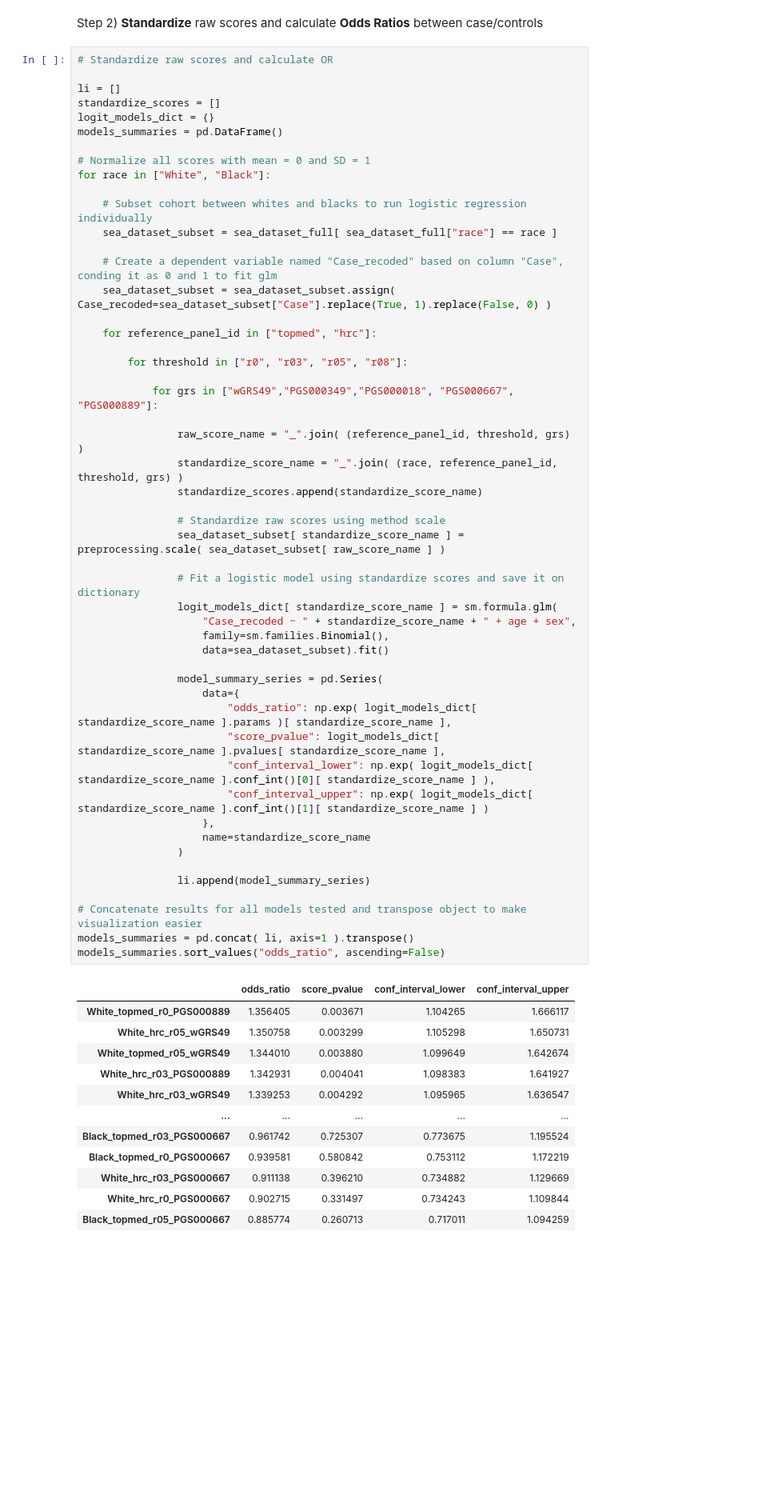
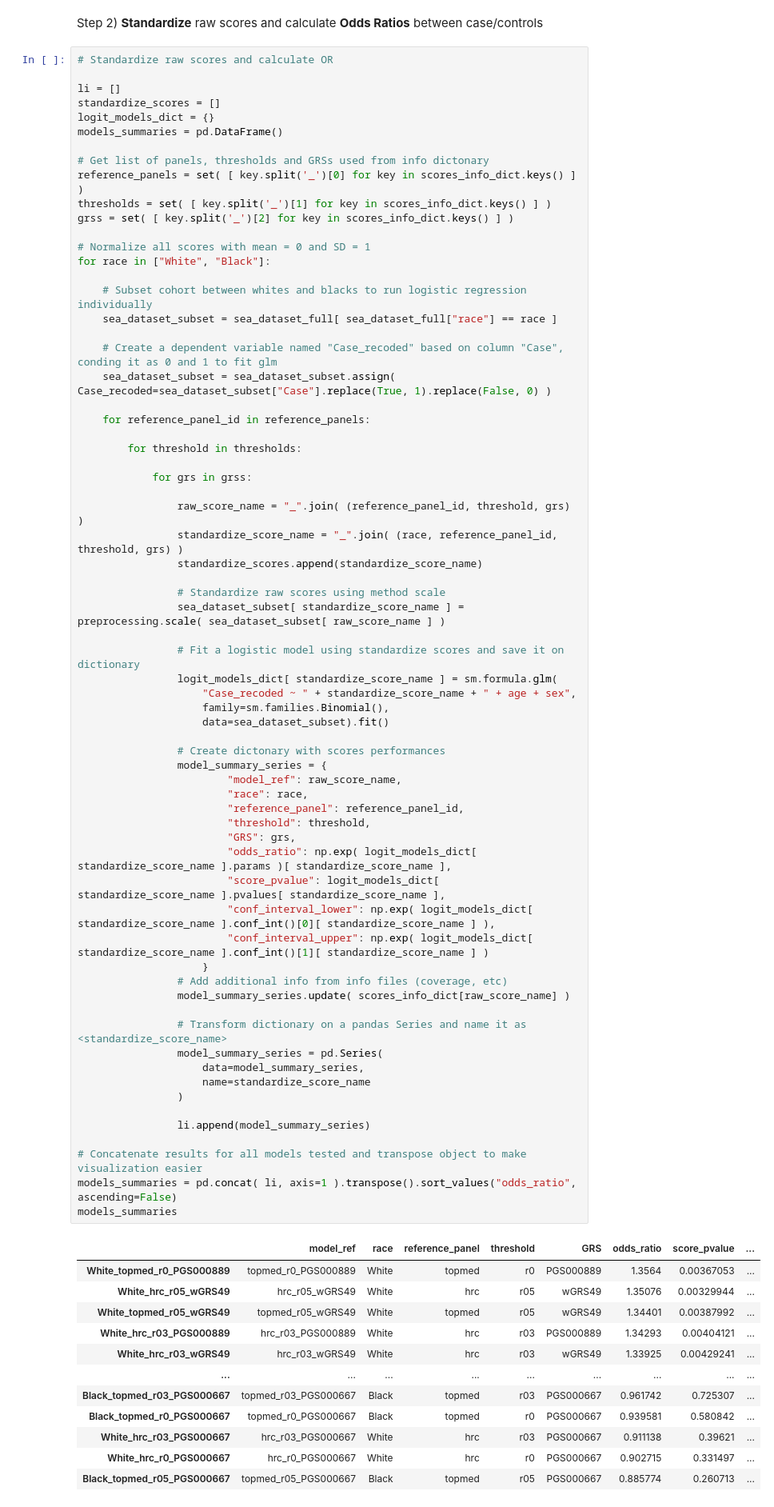
Before and after one commit to rodrigoguarischi/sea, a Jupyter notebook: calculate_grs_odds_ratios_and_create_plots.ipynb, the cells around one changed output. Shown at 80% size. Saved outputs shown, nothing was run; the diff lists cells and outputs as text; blank space fills up the shorter version.

Commit message:
Importing score info (coverage, etc) to models summaries; making script more generic to additional scores

```diff
--- a/calculate_grs_odds_ratios_and_create_plots.ipynb
+++ b/calculate_grs_odds_ratios_and_create_plots.ipynb
@@ -158,6 +168,11 @@ li = []
 standardize_scores = []
 logit_models_dict = {}
 models_summaries = pd.DataFrame()
+
+# Get list of panels, thresholds and GRSs used from info dictonary
+reference_panels = set( [ key.split('_')[0] for key in scores_info_dict.keys() ] )
+thresholds = set( [ key.split('_')[1] for key in scores_info_dict.keys() ] )
+grss = set( [ key.split('_')[2] for key in scores_info_dict.keys() ] )
 
 # Normalize all scores with mean = 0 and SD = 1
 for race in ["White", "Black"]:
@@ -168,50 +183,61 @@ for race in ["White", "Black"]:
     # Create a dependent variable named "Case_recoded" based on column "Case", conding it as 0 and 1 to fit glm
     sea_dataset_subset = sea_dataset_subset.assign( Case_recoded=sea_dataset_subset["Case"].replace(True, 1).replace(False, 0) )
 
-    for reference_panel_id in ["topmed", "hrc"]:
+    for reference_panel_id in reference_panels:
 
-        for threshold in ["r0", "r03", "r05", "r08"]:
+        for threshold in thresholds:
 
-            for grs in ["wGRS49","PGS000349","PGS000018", "PGS000667", "PGS000889"]:
+            for grs in grss:
 
                 raw_score_name = "_".join( (reference_panel_id, threshold, grs) )
                 standardize_score_name = "_".join( (race, reference_panel_id, threshold, grs) )
                 standardize_scores.append(standardize_score_name)
 
                 # Standardize raw scores using method scale
                 sea_dataset_subset[ standardize_score_name ] = preprocessing.scale( sea_dataset_subset[ raw_score_name ] )
 
                 # Fit a logistic model using standardize scores and save it on dictionary
                 logit_models_dict[ standardize_score_name ] = sm.formula.glm(
                     "Case_recoded ~ " + standardize_score_name + " + age + sex",
                     family=sm.families.Binomial(),
                     data=sea_dataset_subset).fit()
 
-                model_summary_series = pd.Series(
-                    data={
+                # Create dictonary with scores performances
+                model_summary_series = {
+                        "model_ref": raw_score_name,
+                        "race": race,
+                        "reference_panel": reference_panel_id,
+                        "threshold": threshold,
+                        "GRS": grs,
                         "odds_ratio": np.exp( logit_models_dict[ standardize_score_name ].params )[ standardize_score_name ],
                         "score_pvalue": logit_models_dict[ standardize_score_name ].pvalues[ standardize_score_name ],
                         "conf_interval_lower": np.exp( logit_models_dict[ standardize_score_name ].conf_int()[0][ standardize_score_name ] ),
                         "conf_interval_upper": np.exp( logit_models_dict[ standardize_score_name ].conf_int()[1][ standardize_score_name ] )
-                    },
+                    }
+                # Add additional info from info files (coverage, etc)
+                model_summary_series.update( scores_info_dict[raw_score_name] )
+
+                # Transform dictionary on a pandas Series and name it as <standardize_score_name>
+                model_summary_series = pd.Series(
+                    data=model_summary_series,
                     name=standardize_score_name
                 )
 
                 li.append(model_summary_series)
 
 # Concatenate results for all models tested and transpose object to make visualization easier
-models_summaries = pd.concat( li, axis=1 ).transpose()
-models_summaries.sort_values("odds_ratio", ascending=False)
+models_summaries = pd.concat( li, axis=1 ).transpose().sort_values("odds_ratio", ascending=False)
+models_summaries
 # %% [output]
-|  | odds_ratio | score_pvalue | conf_interval_lower | conf_interval_upper |
-| White_topmed_r0_PGS000889 | 1.356405 | 0.003671 | 1.104265 | 1.666117 |
-| White_hrc_r05_wGRS49 | 1.350758 | 0.003299 | 1.105298 | 1.650731 |
-| White_topmed_r05_wGRS49 | 1.344010 | 0.003880 | 1.099649 | 1.642674 |
-| White_hrc_r03_PGS000889 | 1.342931 | 0.004041 | 1.098383 | 1.641927 |
-| White_hrc_r03_wGRS49 | 1.339253 | 0.004292 | 1.095965 | 1.636547 |
-| ... | ... | ... | ... | ... |
-| Black_topmed_r03_PGS000667 | 0.961742 | 0.725307 | 0.773675 | 1.195524 |
-| Black_topmed_r0_PGS000667 | 0.939581 | 0.580842 | 0.753112 | 1.172219 |
-| White_hrc_r03_PGS000667 | 0.911138 | 0.396210 | 0.734882 | 1.129669 |
-| White_hrc_r0_PGS000667 | 0.902715 | 0.331497 | 0.734243 | 1.109844 |
-| Black_topmed_r05_PGS000667 | 0.885774 | 0.260713 | 0.717011 | 1.094259 |
+|  | model_ref | race | reference_panel | threshold | GRS | odds_ratio | score_pvalue | ... |
+| White_topmed_r0_PGS000889 | topmed_r0_PGS000889 | White | topmed | r0 | PGS000889 | 1.3564 | 0.00367053 | ... |
+| White_hrc_r05_wGRS49 | hrc_r05_wGRS49 | White | hrc | r05 | wGRS49 | 1.35076 | 0.00329944 | ... |
+| White_topmed_r05_wGRS49 | topmed_r05_wGRS49 | White | topmed | r05 | wGRS49 | 1.34401 | 0.00387992 | ... |
+| White_hrc_r03_PGS000889 | hrc_r03_PGS000889 | White | hrc | r03 | PGS000889 | 1.34293 | 0.00404121 | ... |
+| White_hrc_r03_wGRS49 | hrc_r03_wGRS49 | White | hrc | r03 | wGRS49 | 1.33925 | 0.00429241 | ... |
+| ... | ... | ... | ... | ... | ... | ... | ... | ... |
+| Black_topmed_r03_PGS000667 | topmed_r03_PGS000667 | Black | topmed | r03 | PGS000667 | 0.961742 | 0.725307 | ... |
+| Black_topmed_r0_PGS000667 | topmed_r0_PGS000667 | Black | topmed | r0 | PGS000667 | 0.939581 | 0.580842 | ... |
+| White_hrc_r03_PGS000667 | hrc_r03_PGS000667 | White | hrc | r03 | PGS000667 | 0.911138 | 0.39621 | ... |
+| White_hrc_r0_PGS000667 | hrc_r0_PGS000667 | White | hrc | r0 | PGS000667 | 0.902715 | 0.331497 | ... |
+| Black_topmed_r05_PGS000667 | topmed_r05_PGS000667 | Black | topmed | r05 | PGS000667 | 0.885774 | 0.260713 | ... |
```
Also changed, not shown: parts of 5 cells of this notebook.
